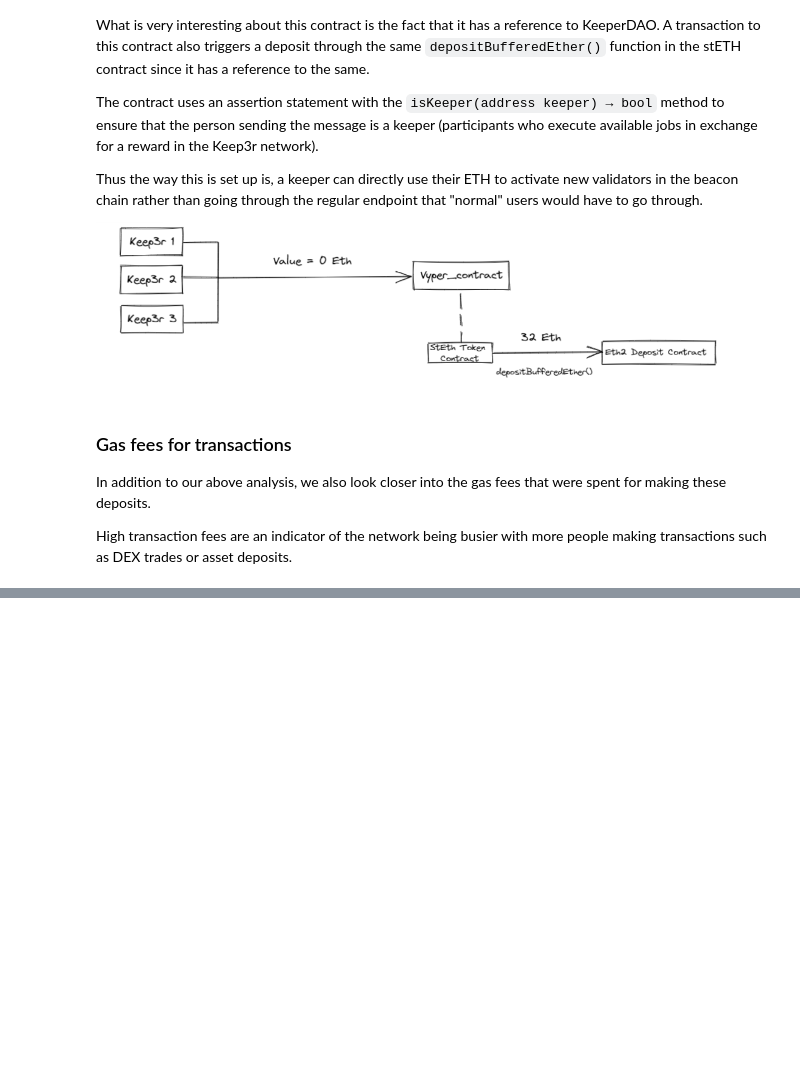
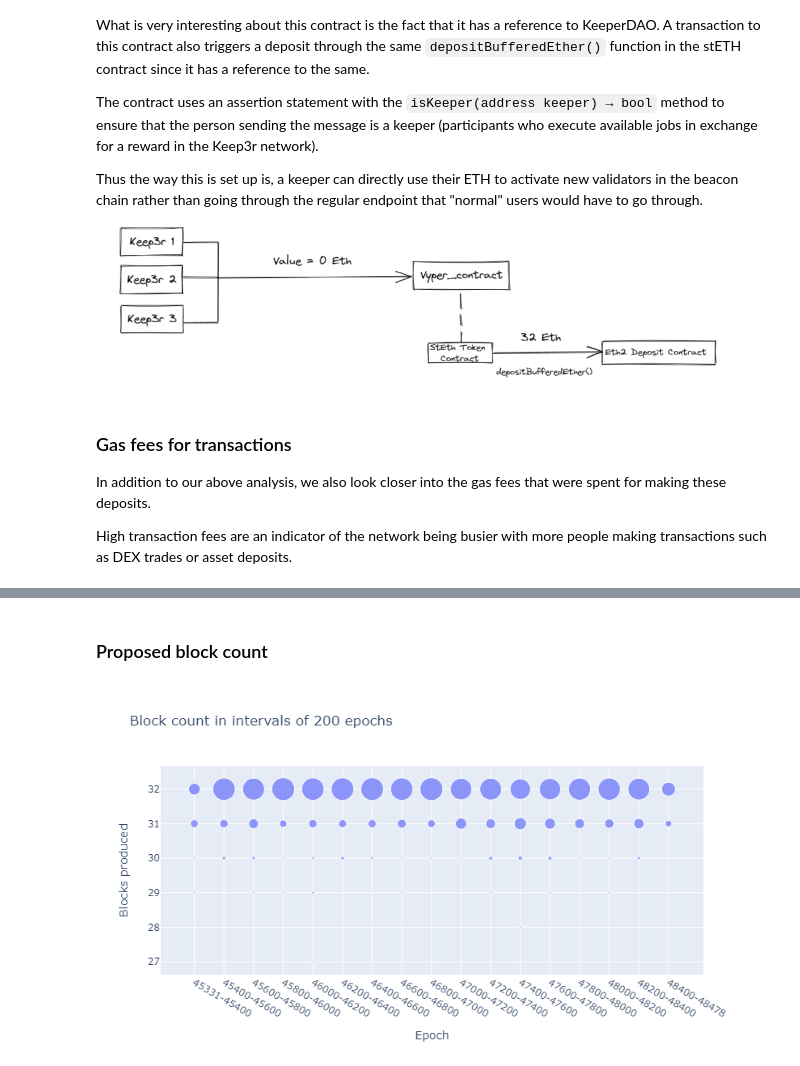
Before and after one commit to SHSR2001/beacondigest, a Jupyter notebook: notebooks/2021/07/05/staking_pools.ipynb, the cells around one changed output, grey strips where cells are left out. Drawn from its saved outputs; the diff is of its cells as text; code cells hidden in the pictures; blank space fills up the shorter version.

```diff
--- a/notebooks/2021/07/05/staking_pools.ipynb
+++ b/notebooks/2021/07/05/staking_pools.ipynb
@@ -191,0 +253,17 @@ However, the transaction fees gradually decreased to a value far lesser than the
+# %% [markdown]
+### Proposed block count
+# %%
+bucket_size = 200
+df["bucket"] = np.floor_divide(df["epoch"], bucket_size)
+df["n_bxs"] = 1
+df_bucket = df[["bucket", "block_count", "n_bxs"]].groupby(["bucket", "block_count"]).sum("n_bxs").reset_index()
+df_bucket["epoch"] = df_bucket.bucket.apply(
+    lambda bucket: f"{max(min(df['epoch']), bucket * bucket_size)}-{min(max(df['epoch']), (bucket + 1) * bucket_size)}"
+)
+
+fig = px.scatter(df_bucket, x = 'epoch', y = 'block_count', size = 'n_bxs',
+                 labels={ "block_count": "Blocks produced", "epoch": "Epoch", "n_bxs": "Count" },
+                 title = f"Block count in intervals of {bucket_size} epochs")
+fig
+# %% [output]
+[figure, added]
```
Also changed, not shown: parts of 18 cells of this notebook.
